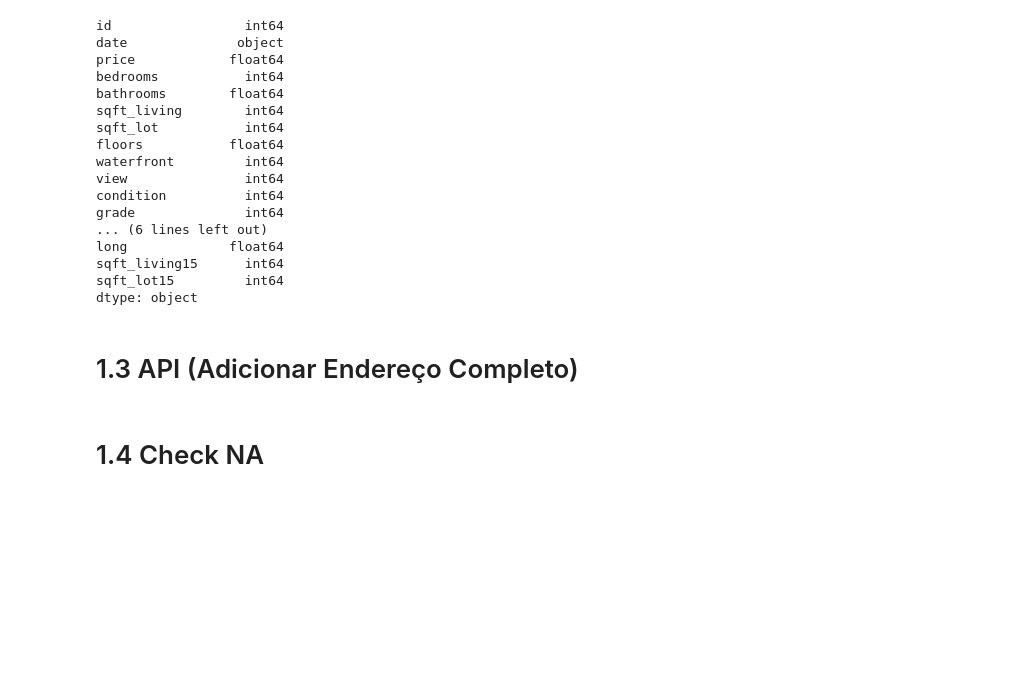
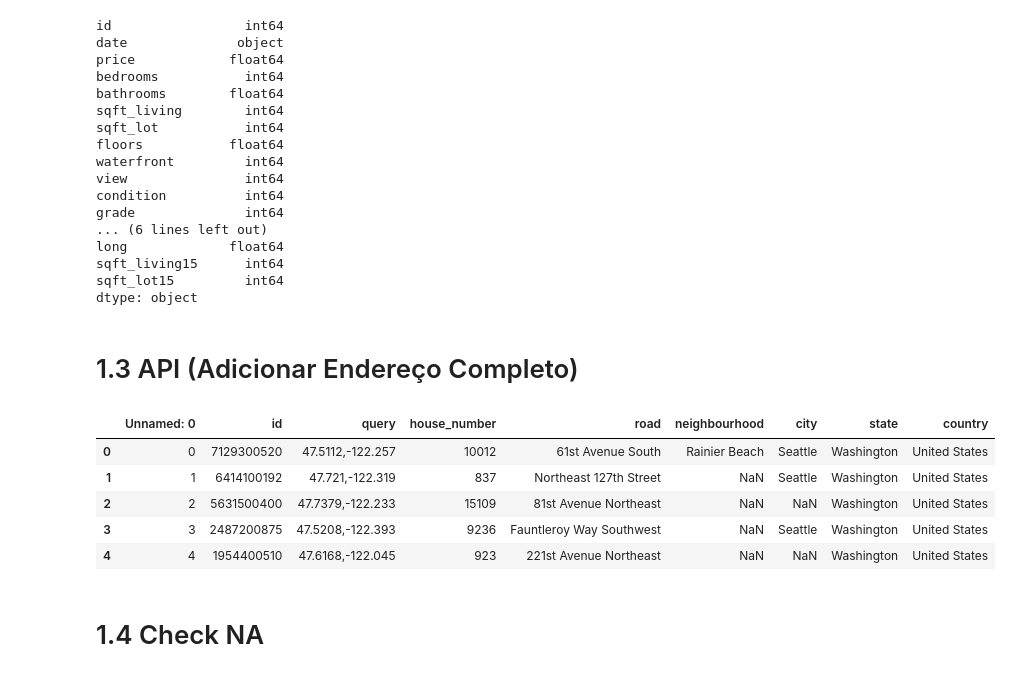
Before and after one commit to mimsai/KC_House_Sales, a Jupyter notebook: KC_House_Sales.ipynb, the cells around one changed output. Cells and saved outputs as stored; diff of their text form; code cells hidden in the pictures; blank space fills up the shorter version.

```diff
--- a/KC_House_Sales.ipynb
+++ b/KC_House_Sales.ipynb
@@ -133,6 +133,15 @@ dtype: object
 #df_query = df_query.to_csv("df_query.csv")
 # %%
 df_query = pd.read_csv('df_query.csv')
+# %%
+df_query.head()
+# %% [output]
+|  | Unnamed: 0 | id | query | house_number | road | neighbourhood | city | state | country |
+| 0 | 0 | 7129300520 | 47.5112,-122.257 | 10012 | 61st Avenue South | Rainier Beach | Seattle | Washington | United States |
+| 1 | 1 | 6414100192 | 47.721,-122.319 | 837 | Northeast 127th Street | NaN | Seattle | Washington | United States |
+| 2 | 2 | 5631500400 | 47.7379,-122.233 | 15109 | 81st Avenue Northeast | NaN | NaN | Washington | United States |
+| 3 | 3 | 2487200875 | 47.5208,-122.393 | 9236 | Fauntleroy Way Southwest | NaN | Seattle | Washington | United States |
+| 4 | 4 | 1954400510 | 47.6168,-122.045 | 923 | 221st Avenue Northeast | NaN | NaN | Washington | United States |
 # %% [markdown]
 # 1.4 Check NA
 # %%
```
Also changed, not shown: parts of 41 cells of this notebook.
